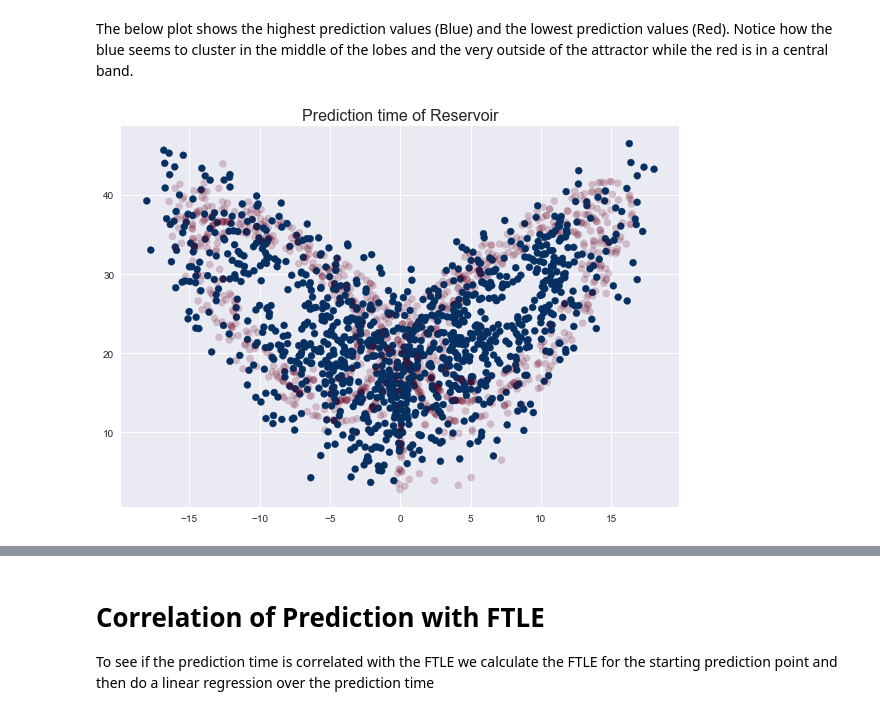
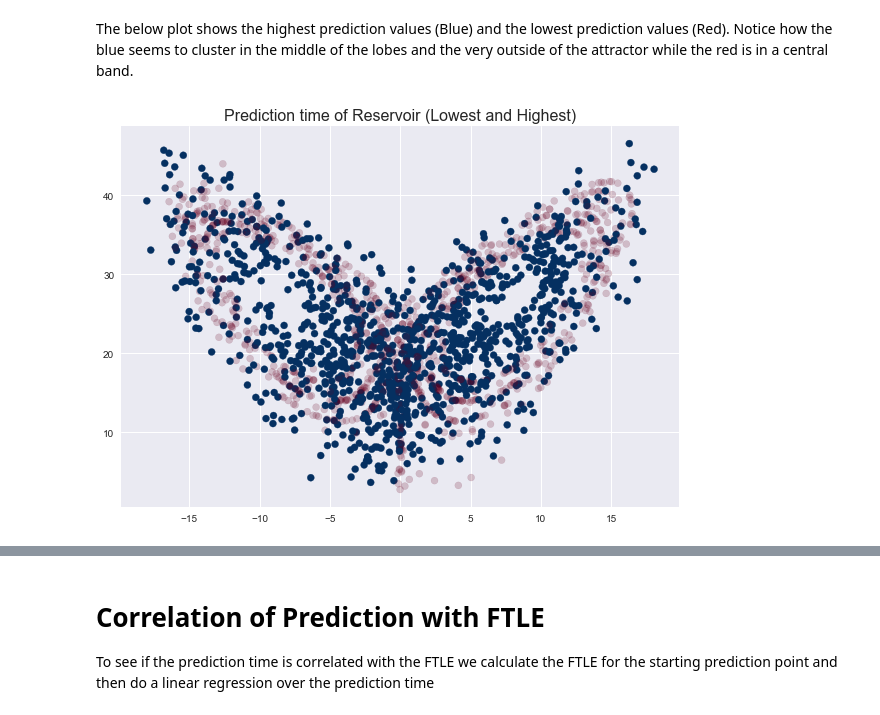
Before and after one commit to japlatt/reservoir, a Jupyter notebook: examples/Example_pred_var.ipynb, the cells around one changed output, grey strips where cells are left out. Drawn from its saved outputs; the diff is of its cells as text; code cells hidden in the pictures.

Commit message:
prediction variation analysis

```diff
--- a/examples/Example_pred_var.ipynb
+++ b/examples/Example_pred_var.ipynb
@@ -65,14 +65,14 @@ The below plot shows the highest prediction values (Blue) and the lowest predict
 # %%
 fig = plt.figure(figsize = (10, 7))
 for i in range(len(var)):
     high = 12
     low = 3
     maskh = var[i] > high
     maskl = var[i] < low
     plt.scatter(x[i][maskh][:, 0], x[i][maskh][:, 2], c = var[i][maskh],
                 cmap = 'RdBu', vmin = low, vmax = high)
     plt.scatter(x[i][maskl][:, 0], x[i][maskl][:, 2], c = var[i][maskl],
             cmap = 'RdBu', alpha = 0.2, vmin = low, vmax = high)
-plt.title('Prediction time of Reservoir', fontsize = 16);
+plt.title('Prediction time of Reservoir (Lowest and Highest)', fontsize = 16);
 # %% [output]
-[figure, old version]
+[figure, new version]
```
Also changed, not shown: parts of 2 cells of this notebook.
